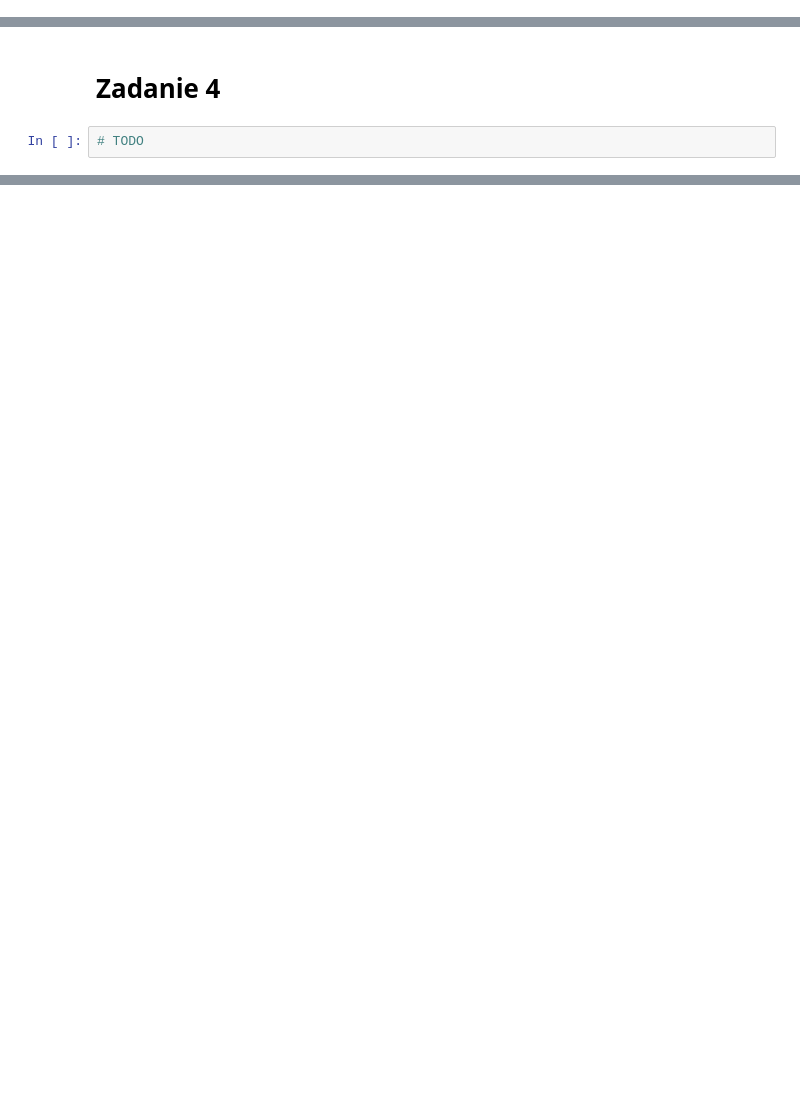
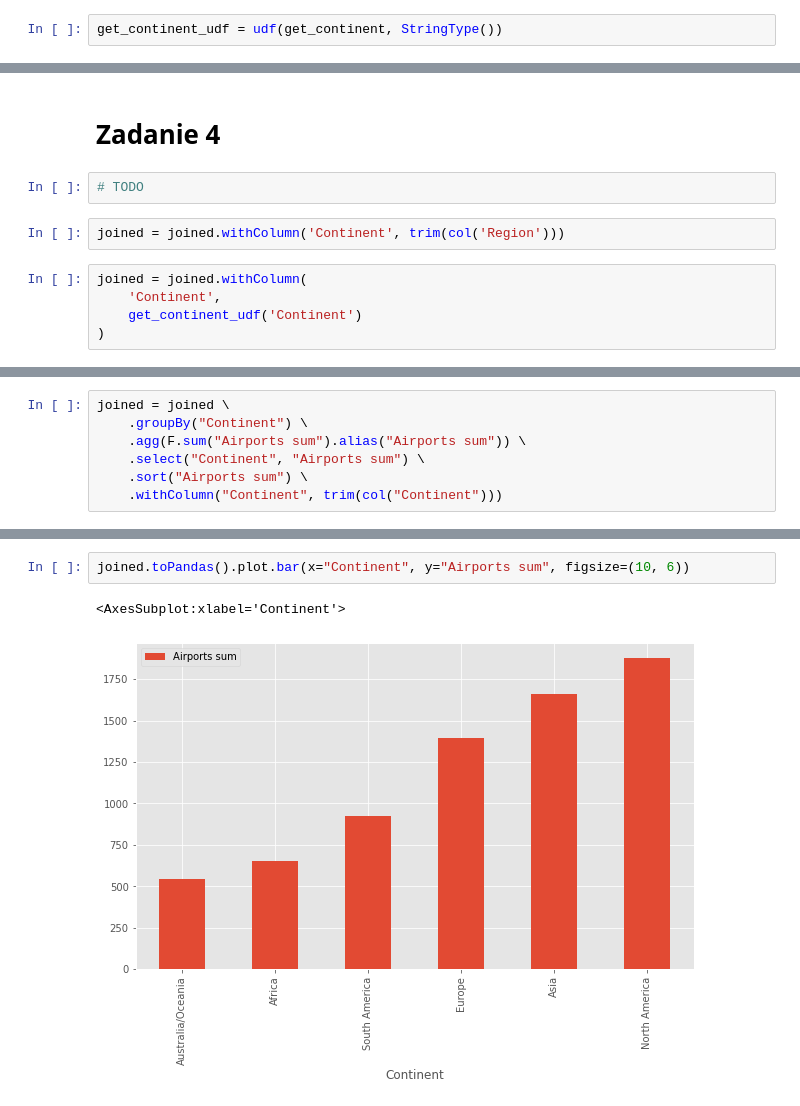
Before and after one commit to Vienio99/spark, a Jupyter notebook: Set2.ipynb, the cells around one changed output, grey strips where cells are left out. Cells and saved outputs as stored; diff of their text form; blank space fills up the shorter version.

```diff
--- a/Set2.ipynb
+++ b/Set2.ipynb
@@ -300,0 +345,2 @@ joined_anti.toPandas().to_csv(r'joined_anti.csv', index=False)
+# %%
+get_continent_udf = udf(get_continent, StringType())
@@ -302,3 +369,10 @@ joined_anti.toPandas().to_csv(r'joined_anti.csv', index=False)
 # Zadanie 4
 # %%
 # TODO
+# %%
+joined = joined.withColumn('Continent', trim(col('Region')))
+# %%
+joined = joined.withColumn(
+    'Continent',
+    get_continent_udf('Continent')
+)
@@ -304,0 +397,7 @@ joined_anti.toPandas().to_csv(r'joined_anti.csv', index=False)
+# %%
+joined = joined \
+    .groupBy("Continent") \
+    .agg(F.sum("Airports sum").alias("Airports sum")) \
+    .select("Continent", "Airports sum") \
+    .sort("Airports sum") \
+    .withColumn("Continent", trim(col("Continent")))
@@ -304,0 +414,5 @@ joined_anti.toPandas().to_csv(r'joined_anti.csv', index=False)
+# %%
+joined.toPandas().plot.bar(x="Continent", y="Airports sum", figsize=(10, 6))
+# %% [output]
+<AxesSubplot:xlabel='Continent'>
+[figure, added]
```
Also changed, not shown: parts of 10 cells of this notebook.
